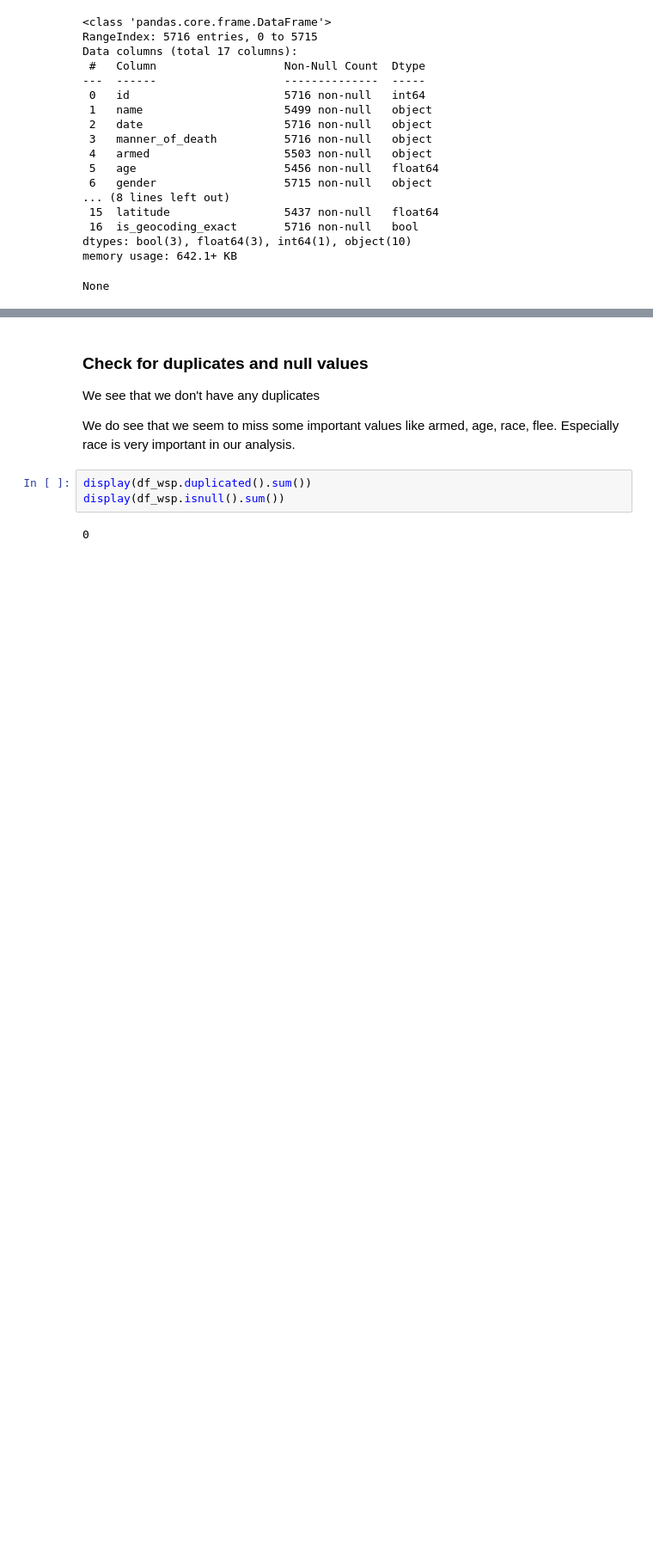
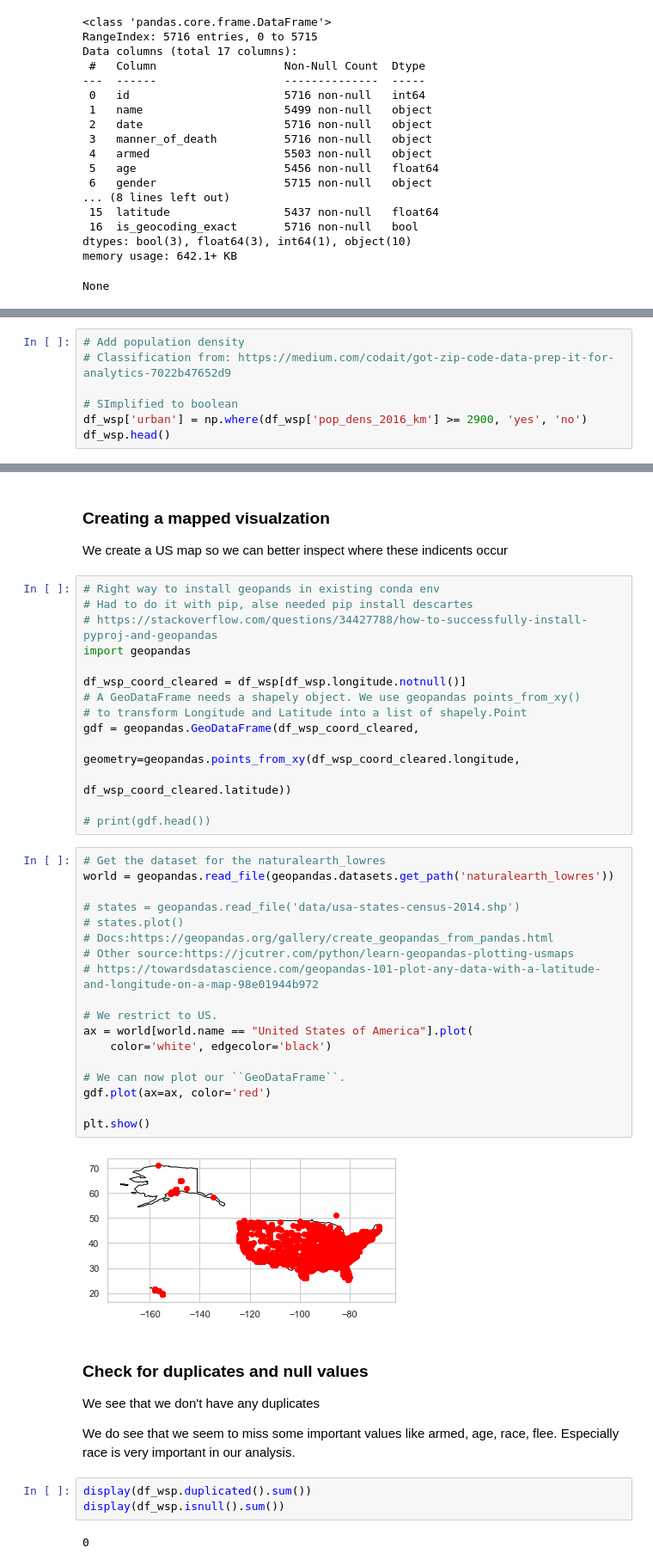
Before and after one commit to 10686142/CS109A-Project-Police-Violence-in-the-US, a Jupyter notebook: EDA_Vasco.ipynb, the cells around one changed output, grey strips where cells are left out. Shown: that part at 86% size. Cells and saved outputs as stored; diff of their text form; blank space fills up the shorter version.

Commit message:
Added scraping of population density of wikipedia Added mapping pop density to wsp df Added urban classifier to wsp df Started with basic plotting with geopandas

```diff
--- a/EDA_Vasco.ipynb
+++ b/EDA_Vasco.ipynb
@@ -73,0 +167,7 @@ None
+# %%
+# Add population density
+# Classification from: https://medium.com/codait/got-zip-code-data-prep-it-for-analytics-7022b47652d9
+
+# SImplified to boolean
+df_wsp['urban'] = np.where(df_wsp['pop_dens_2016_km'] >= 2900, 'yes', 'no')
+df_wsp.head()
@@ -74,3 +181,41 @@ None
+# %% [markdown]
+### Creating a mapped visualzation
+
+We create a US map so we can better inspect where these indicents occur
+# %%
+# Right way to install geopands in existing conda env
+# Had to do it with pip, alse needed pip install descartes
+# https://stackoverflow.com/questions/34427788/how-to-successfully-install-pyproj-and-geopandas
+import geopandas
+
+df_wsp_coord_cleared = df_wsp[df_wsp.longitude.notnull()]
+# A GeoDataFrame needs a shapely object. We use geopandas points_from_xy()
+# to transform Longitude and Latitude into a list of shapely.Point
+gdf = geopandas.GeoDataFrame(df_wsp_coord_cleared,
+                             geometry=geopandas.points_from_xy(df_wsp_coord_cleared.longitude,
+                                                               df_wsp_coord_cleared.latitude))
+
+# print(gdf.head())
+# %%
+# Get the dataset for the naturalearth_lowres
+world = geopandas.read_file(geopandas.datasets.get_path('naturalearth_lowres'))
+
+# states = geopandas.read_file('data/usa-states-census-2014.shp')
+# states.plot()
+# Docs:https://geopandas.org/gallery/create_geopandas_from_pandas.html
+# Other source:https://jcutrer.com/python/learn-geopandas-plotting-usmaps
+# https://towardsdatascience.com/geopandas-101-plot-any-data-with-a-latitude-and-longitude-on-a-map-98e01944b972
+
+# We restrict to US.
+ax = world[world.name == "United States of America"].plot(
+    color='white', edgecolor='black')
+
+# We can now plot our ``GeoDataFrame``.
+gdf.plot(ax=ax, color='red')
+
+plt.show()
+# %% [output]
+[figure, added]
 # %% [markdown]
 ### Check for duplicates and null values
 We see that we don't have any duplicates
```
Also changed, not shown: parts of 8 cells of this notebook, 3 other files.
